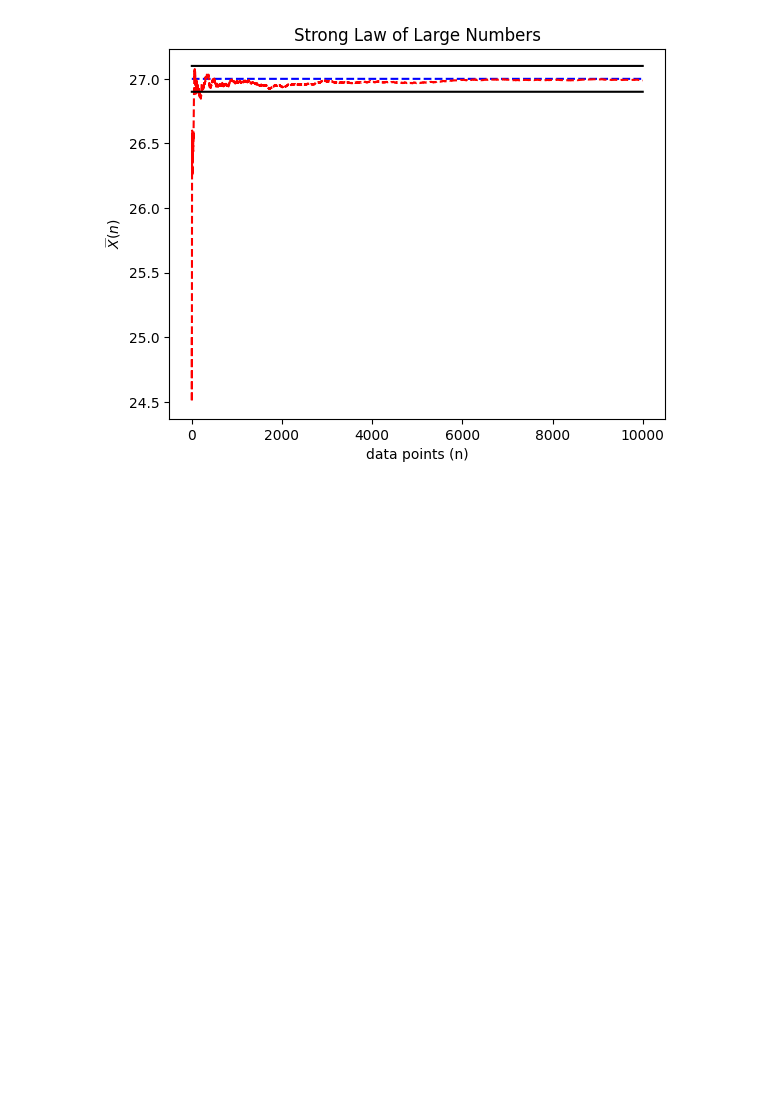
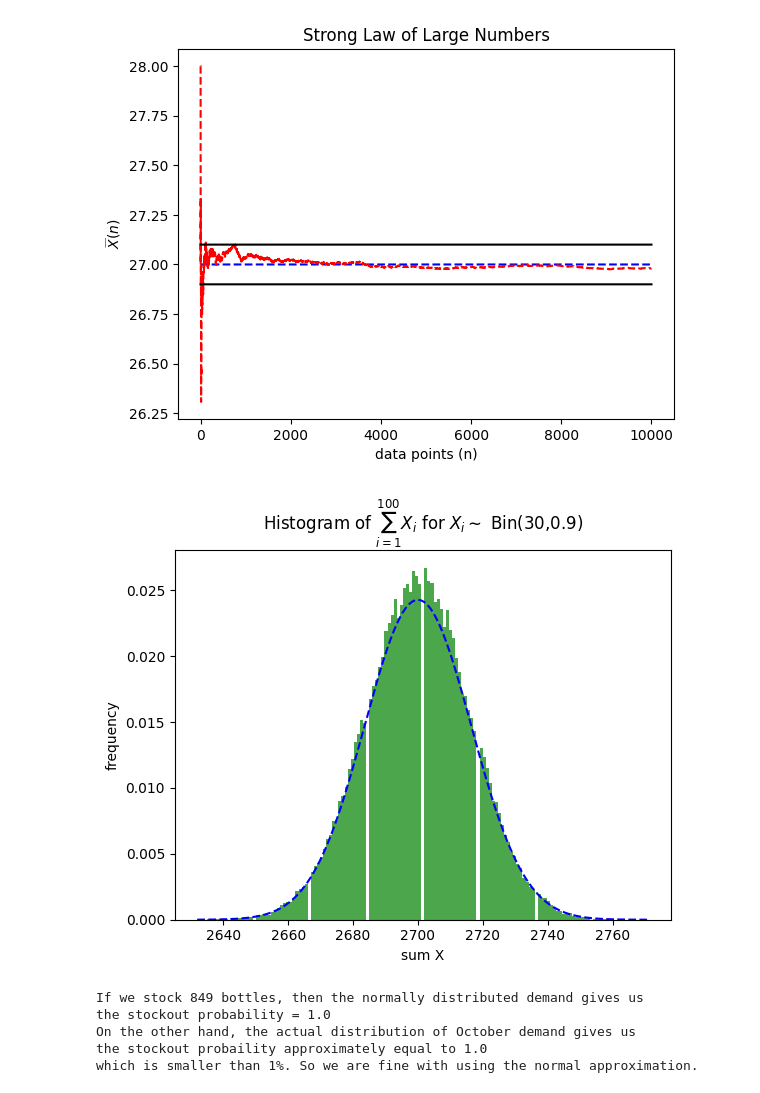
Before and after one commit to ayigirinandini/Data-Analysis-With-Python, a Jupyter notebook: CLT_Notebook.ipynb, the cells around one changed output. Saved outputs shown, nothing was run; the diff lists cells and outputs as text; code cells hidden in the pictures; blank space fills up the shorter version.

```diff
--- a/CLT_Notebook.ipynb
+++ b/CLT_Notebook.ipynb
@@ -1,17 +1,14 @@
 # %% [markdown]
 <a href="https://colab.research.google.com/github/ayigirinandini/Data-Analysis-With-Python/blob/main/CLT_Notebook.ipynb" target="_parent"><img src="https://colab.research.google.com/assets/colab-badge.svg" alt="Open In Colab"/></a>
 # %%
-#CLT example
+#Strong Law of Lagre numbers example
 import numpy as np
 import matplotlib.pyplot as plt
-import scipy.special as comb
-import scipy.stats as norm
-import scipy.stats as binom
 
 trials = 30 #binomiam trials
 p = 0.9 #probability of event
-sum_size = 100 #n
-num_points = 10000 #m
+
+num_points = 10000 # sample size
 
 rng = np.random.default_rng()
 
@@ -33,4 +30,48 @@ plt.ylabel(r'$\widebar{X}(n)$')
 plt.title('Strong Law of Large Numbers')
 plt.show()
 # %% [output]
-[figure, old version]
+[figure, new version]
+# %%
+#CLT(central limit theorem)
+import numpy as np
+import matplotlib.pyplot as plt
+from scipy.special import comb
+from scipy.stats import norm
+from scipy.stats import binom
+
+
+trials = 30 #number of trials for binomial parameter
+p = 0.9     #Prob of success- binomial parameter
+sum_size = 100  #"n" num of rows in output sample array
+num_points = 100000 #"m" num of rows in output sample array
+
+X = np.random.binomial(trials, p, (sum_size, num_points)) #generate a (sum_size by num_points) matrix of binomial rvs
+X = X.sum(0)  #take sum of each column (i.e., add 'sum_size' number of elements)
+#print(X)
+X_sum_mean = sum_size*trials*p #E[sum X] = sum_size * E[X] = sum_size * np
+X_sum_var = sum_size*trials*p*(1-p) #Var(sum X) = sum_size * var(X) = sum_size * npq
+
+plt.figure()
+#binBoundaries = np.linspace(0.5, sum_size*trials+0.5, sum_size*trials+1) #end points of bins are 0.5, 1.5, ... , 30.5
+count, bins, patches = plt.hist(X, bins = 'auto', density = 1, color='green', alpha=0.7)
+z = norm.pdf(bins,X_sum_mean, np.sqrt(X_sum_var)) #normal pdf with mean and std
+plt.plot(bins, z, '--', color='blue') #normal pdf is in a blue dashed line
+plt.xlabel('sum X')
+plt.ylabel('frequency')
+plt.title(r'Histogram of $\sum_{i=1}^{%g} X_i$ for $X_i \sim$ Bin(30,0.9)' %sum_size)
+plt.show()
+
+#For the example on monthly demands for water bottles,
+X_indicator = np.where(X>849,1,0)
+print("If we stock 849 bottles, then the normally distributed demand gives us")
+print("the stockout probability =", 1-norm.cdf(849,X_sum_mean,np.sqrt(X_sum_var)))
+print("On the other hand, the actual distribution of October demand gives us")
+print("the stockout probaility approximately equal to", np.mean(X_indicator))
+print("which is smaller than 1%. So we are fine with using the normal approximation.")
+# %% [output]
+[figure, added]
+If we stock 849 bottles, then the normally distributed demand gives us
+the stockout probability = 1.0
+On the other hand, the actual distribution of October demand gives us
+the stockout probaility approximately equal to 1.0
+which is smaller than 1%. So we are fine with using the normal approximation.
```
